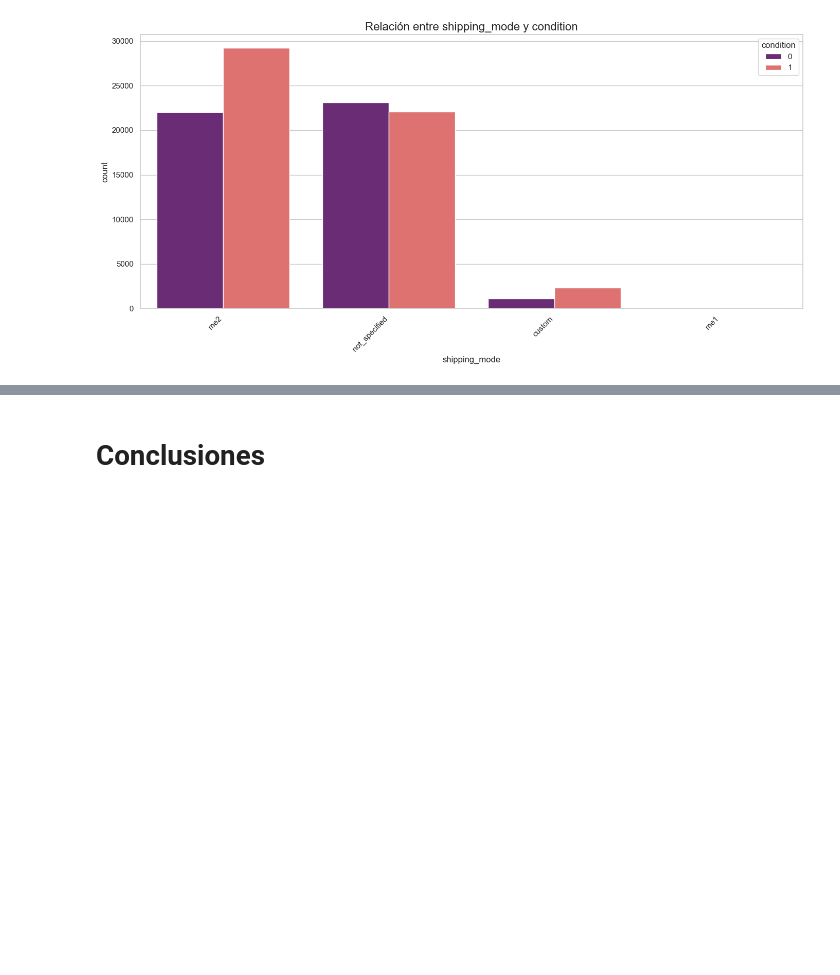
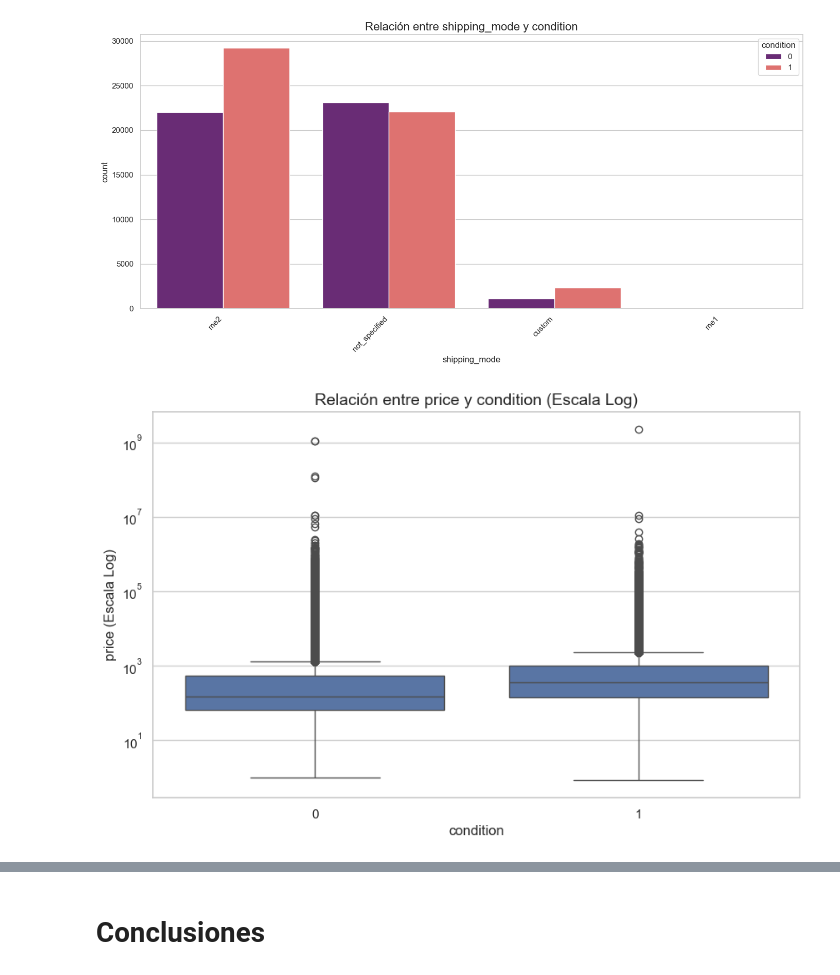
Before and after one commit to dbayterv/challenge-ds-meli, a Jupyter notebook: notebooks/01_EDA.ipynb, the cells around one changed output, grey strips where cells are left out. Cells and saved outputs as stored; diff of their text form; code cells hidden in the pictures; blank space fills up the shorter version.

```diff
--- a/notebooks/01_EDA.ipynb
+++ b/notebooks/01_EDA.ipynb
@@ -563,3 +591,7 @@ plot_bivariate_cat_cat(df_convert, 'category_id', 'condition')
 plot_bivariate_cat_cat(df_convert, 'shipping_mode', 'condition')
 # %% [output]
 [figure]
+# %%
+plot_bivariate_cat_num(df_convert, 'condition', 'price', log_scale=True)
+# %% [output]
+[figure, added]
```
Also changed, not shown: parts of 15 cells of this notebook.
